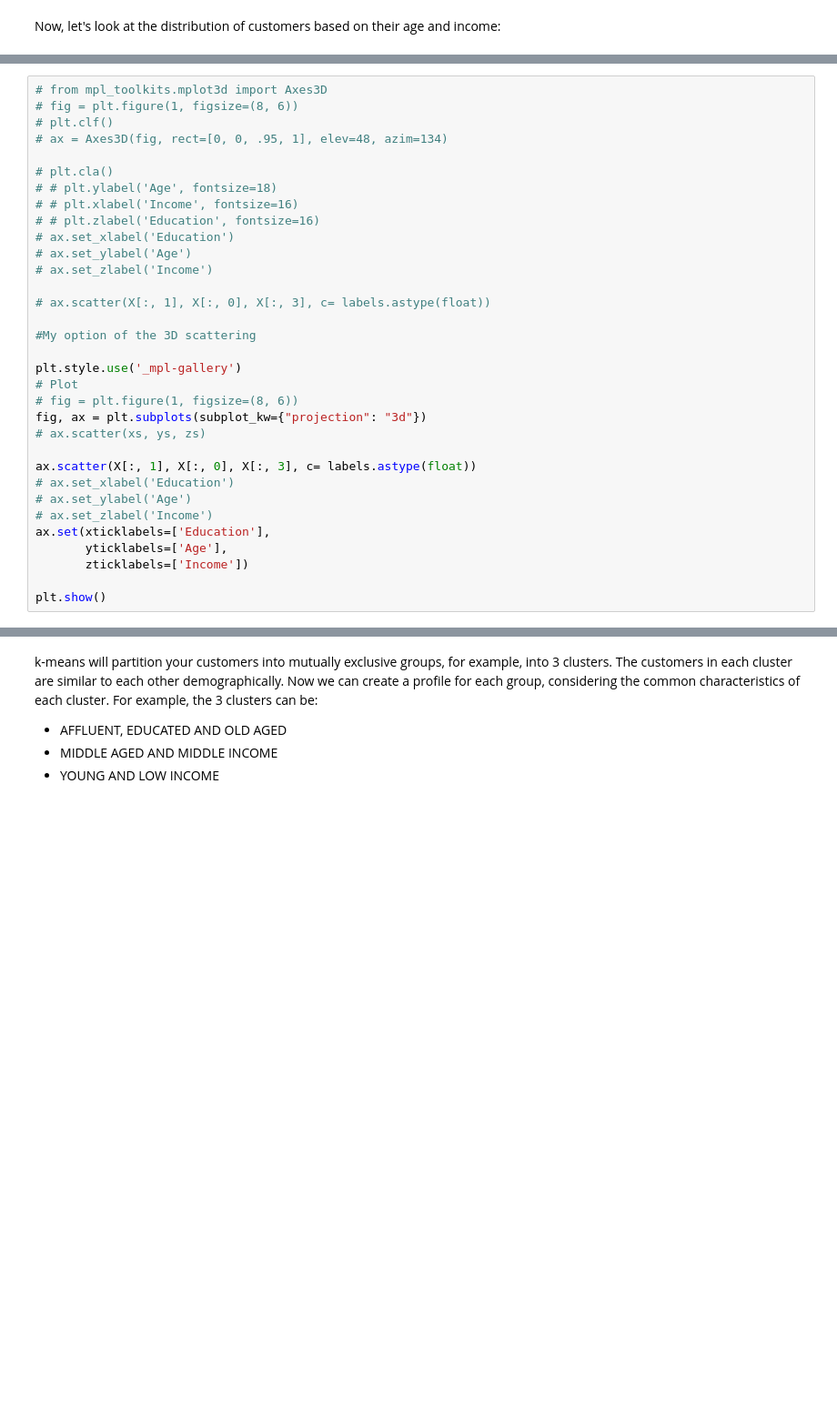
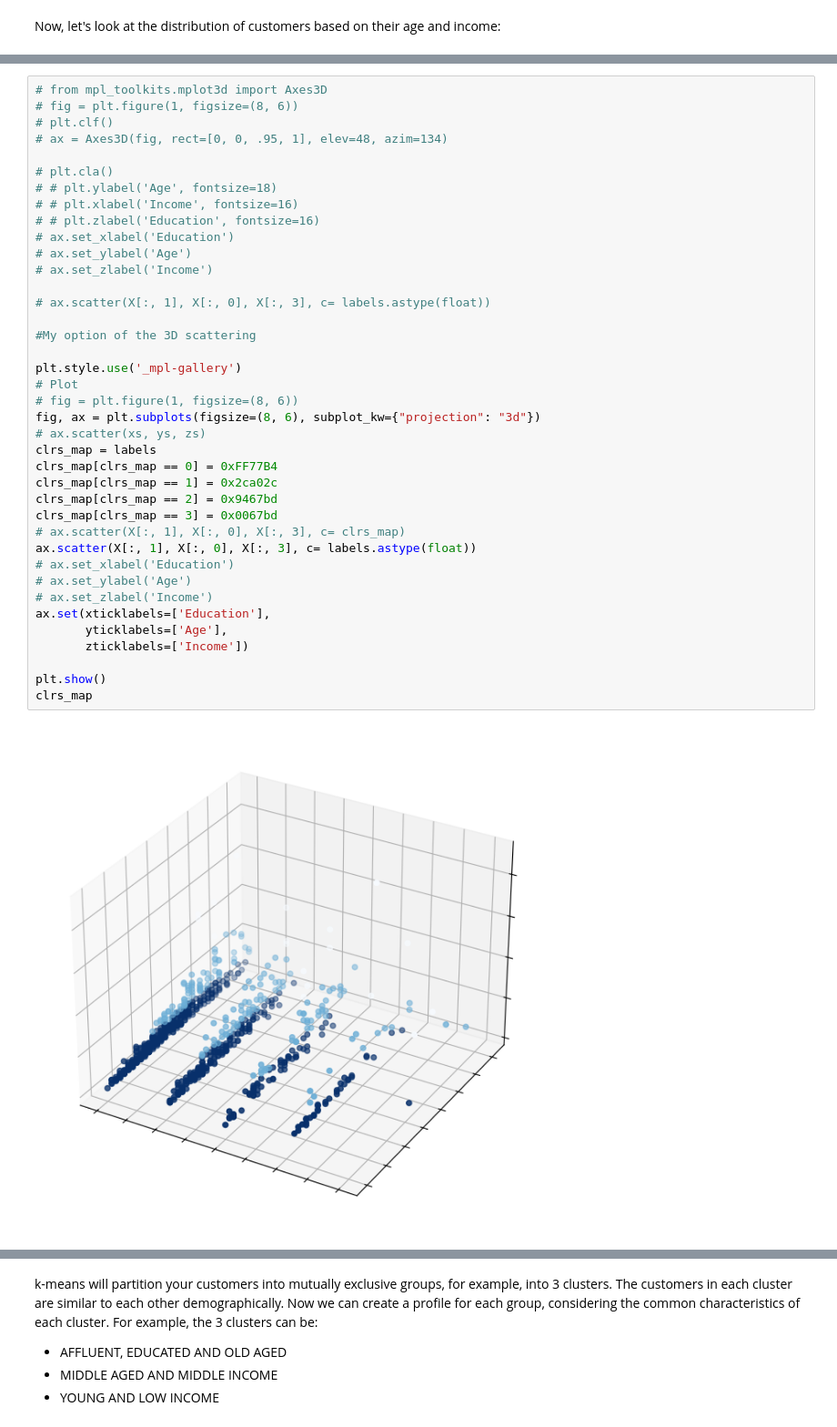
Before and after one commit to VladimirSokolenko/ML-with-Python.coursera, a Jupyter notebook: ML0101EN-Clus-K-Means-Customer-Seg.ipynb, the cells around one changed output, grey strips where cells are left out. Shown at 91% size. Drawn from its saved outputs; the diff is of its cells as text; blank space fills up the shorter version.

```diff
--- a/ML0101EN-Clus-K-Means-Customer-Seg.ipynb
+++ b/ML0101EN-Clus-K-Means-Customer-Seg.ipynb
@@ -403,32 +403,39 @@ plt.show()
 # fig = plt.figure(1, figsize=(8, 6))
 # plt.clf()
 # ax = Axes3D(fig, rect=[0, 0, .95, 1], elev=48, azim=134)
 
 # plt.cla()
 # # plt.ylabel('Age', fontsize=18)
 # # plt.xlabel('Income', fontsize=16)
 # # plt.zlabel('Education', fontsize=16)
 # ax.set_xlabel('Education')
 # ax.set_ylabel('Age')
 # ax.set_zlabel('Income')
 
 # ax.scatter(X[:, 1], X[:, 0], X[:, 3], c= labels.astype(float))
 
 #My option of the 3D scattering
 
 plt.style.use('_mpl-gallery')
 # Plot
 # fig = plt.figure(1, figsize=(8, 6))
-fig, ax = plt.subplots(subplot_kw={"projection": "3d"})
+fig, ax = plt.subplots(figsize=(8, 6), subplot_kw={"projection": "3d"})
 # ax.scatter(xs, ys, zs)
-
+clrs_map = labels
+clrs_map[clrs_map == 0] = 0xFF77B4
+clrs_map[clrs_map == 1] = 0x2ca02c
+clrs_map[clrs_map == 2] = 0x9467bd
+clrs_map[clrs_map == 3] = 0x0067bd
+# ax.scatter(X[:, 1], X[:, 0], X[:, 3], c= clrs_map)
 ax.scatter(X[:, 1], X[:, 0], X[:, 3], c= labels.astype(float))
 # ax.set_xlabel('Education')
 # ax.set_ylabel('Age')
 # ax.set_zlabel('Income')
 ax.set(xticklabels=['Education'],
        yticklabels=['Age'],
        zticklabels=['Income'])
 
 plt.show()
+clrs_map
 # %% [output]
+[figure, new version]
```
Also changed, not shown: parts of 4 cells of this notebook.
